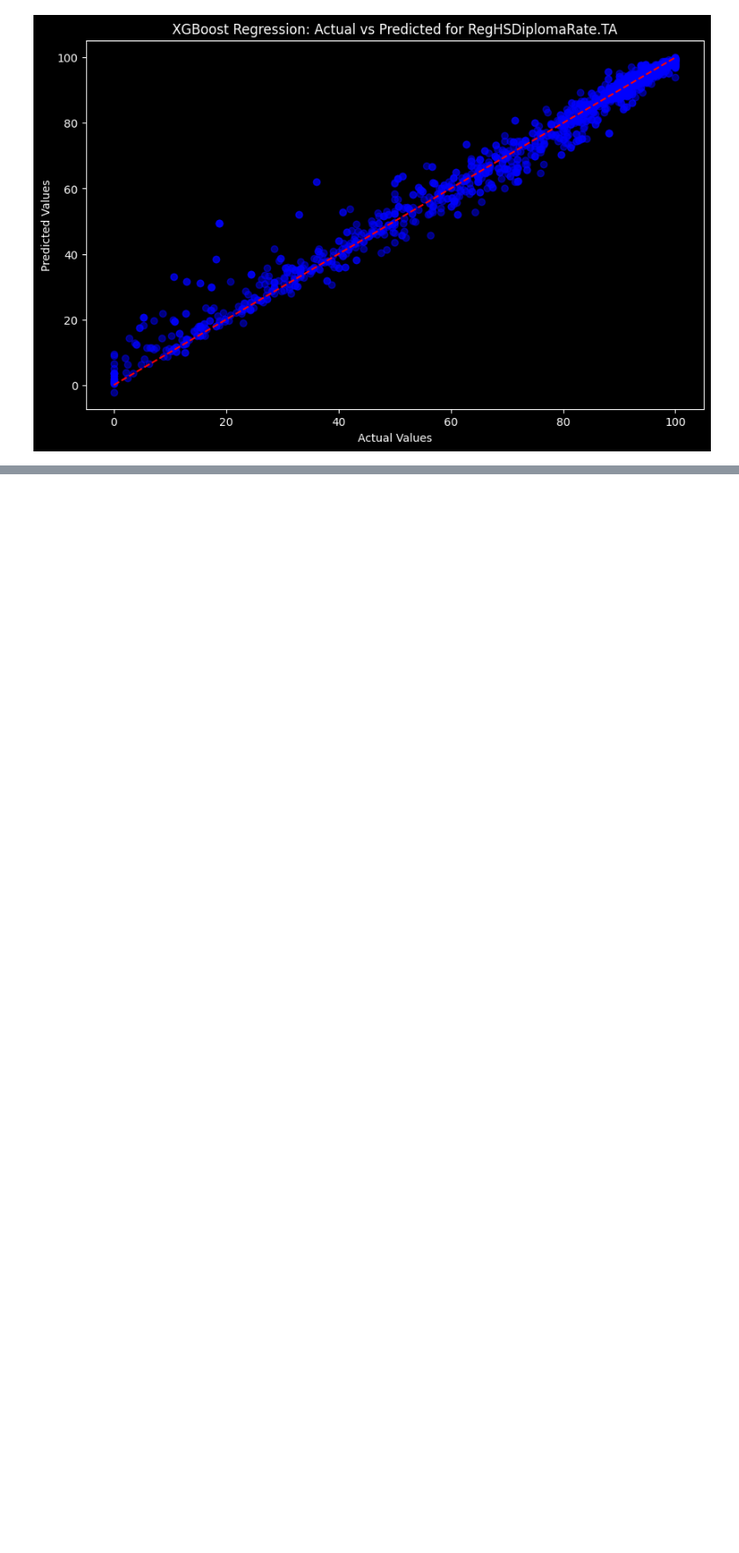
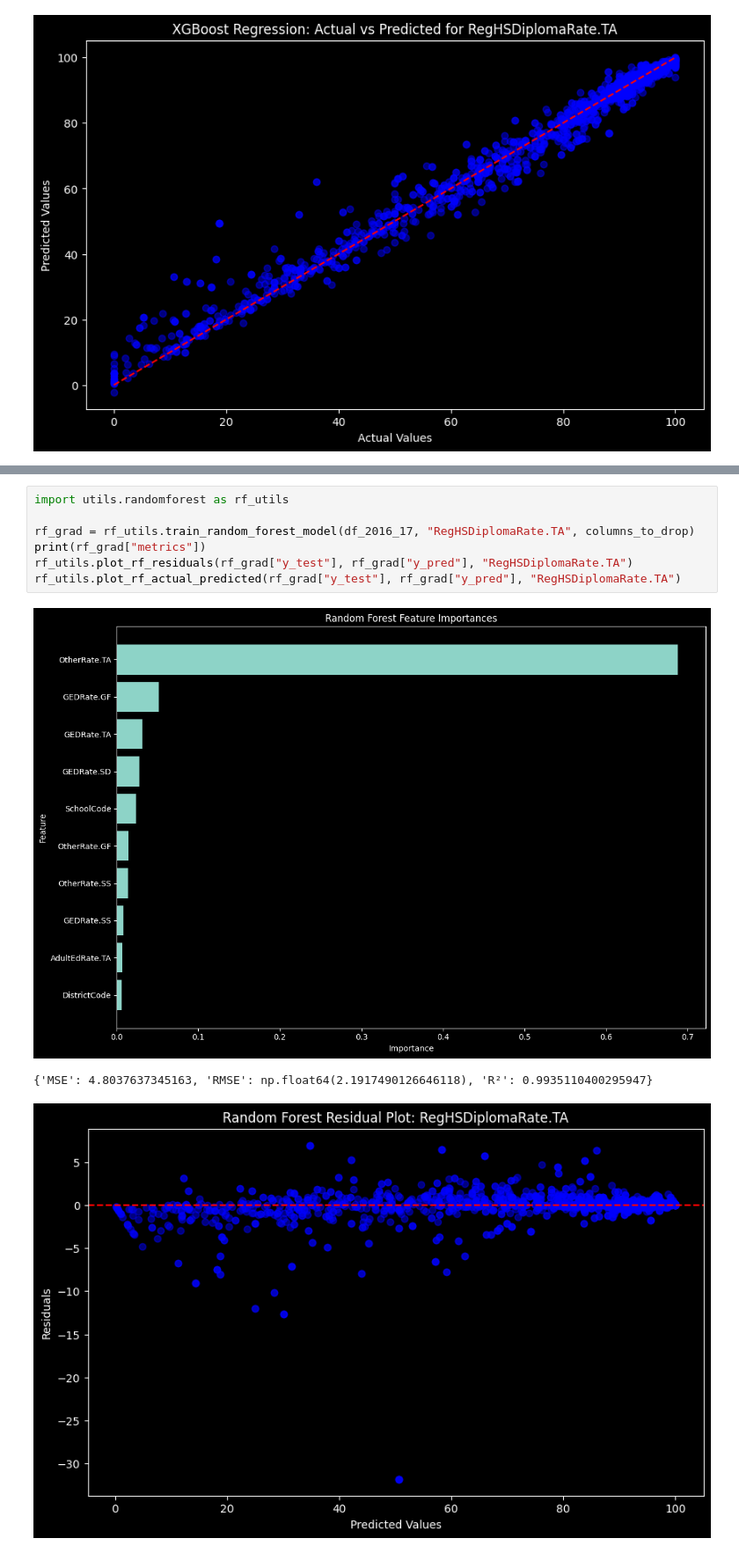
Before and after one commit to PENTASHIFT/DS-Capstone-Project, a Jupyter notebook: modeling/ACGRWide_2016_17.ipynb, the cells around one changed output, grey strips where cells are left out. Shown at 88% size. Drawn from its saved outputs; the diff is of its cells as text; blank space fills up the shorter version.

Commit message:
adding random forest and 2016-17 to 2017-18 models

```diff
--- a/modeling/ACGRWide_2016_17.ipynb
+++ b/modeling/ACGRWide_2016_17.ipynb
@@ -113,0 +119,11 @@ xgb_utils.plot_xgb_predicted_actual(
+# %%
+import utils.randomforest as rf_utils
+
+rf_grad = rf_utils.train_random_forest_model(df_2016_17, "RegHSDiplomaRate.TA", columns_to_drop)
+print(rf_grad["metrics"])
+rf_utils.plot_rf_residuals(rf_grad["y_test"], rf_grad["y_pred"], "RegHSDiplomaRate.TA")
+rf_utils.plot_rf_actual_predicted(rf_grad["y_test"], rf_grad["y_pred"], "RegHSDiplomaRate.TA")
+# %% [output]
+[figure, added]
+{'MSE': 4.8037637345163, 'RMSE': np.float64(2.1917490126646118), 'R²': 0.9935110400295947}
+[figure, added]
```
Also changed, not shown: parts of 10 cells of this notebook, 1 other file.
